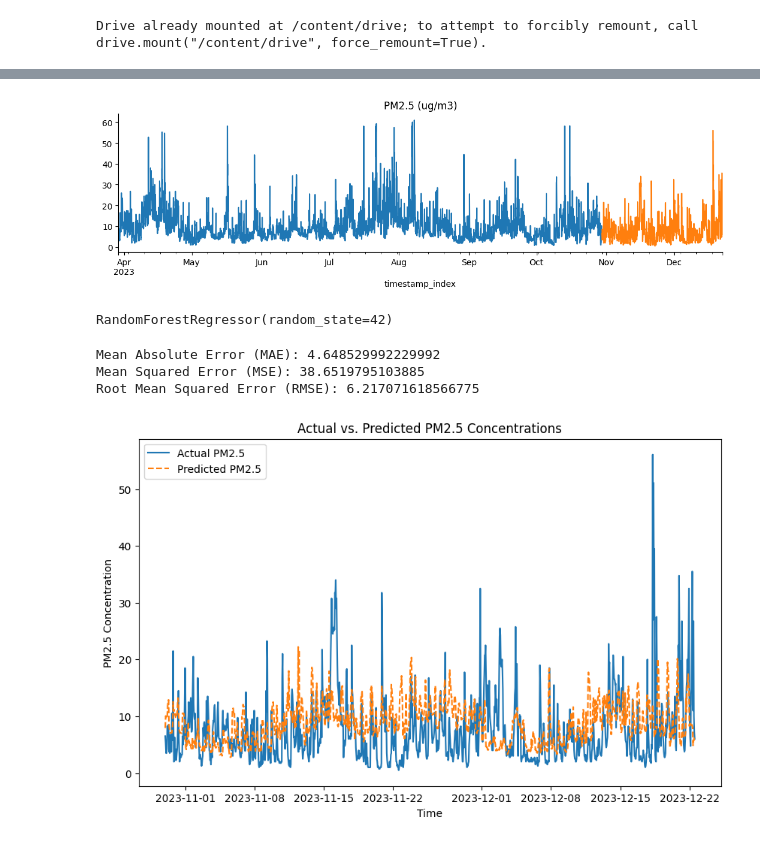
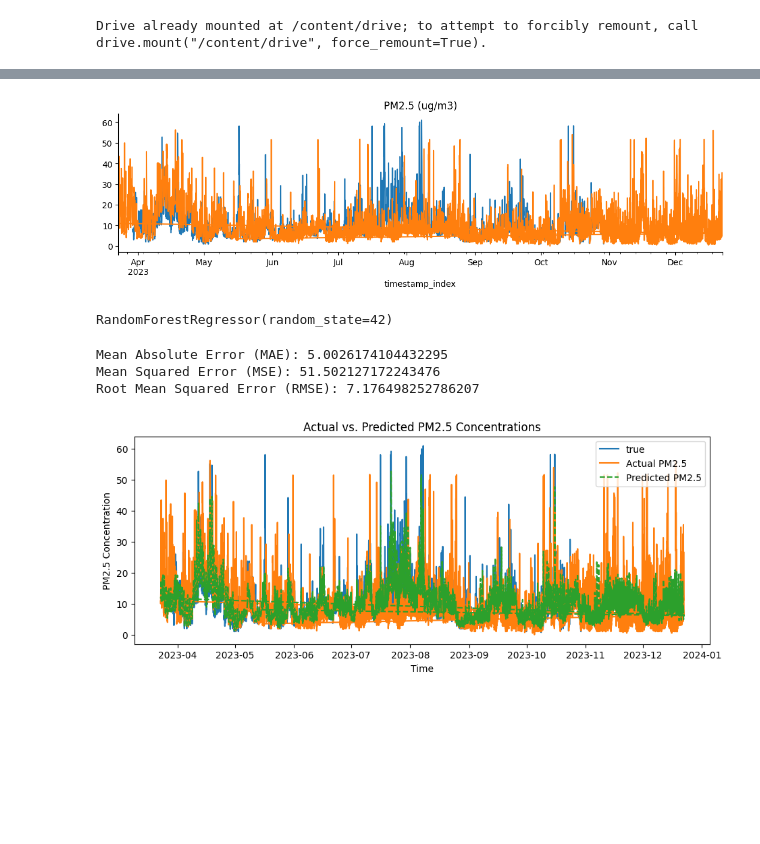
Before and after one commit to IshanBhanuka/FYP-DeepLearningmodel-for-PM2.5, a Jupyter notebook: randomforest.ipynb, the cells around one changed output, grey strips where cells are left out. Cells and saved outputs as stored; diff of their text form; code cells hidden in the pictures; blank space fills up the shorter version.

```diff
--- a/randomforest.ipynb
+++ b/randomforest.ipynb
@@ -11,8 +15,18 @@ import matplotlib.pyplot as plt
 # %%
-data=pd.read_csv('/content/drive/MyDrive/EE405 Undergraduate Project I_Group 11/E18324/Data/new_outliers/Galle.csv',parse_dates=['timestamp_index'],index_col='timestamp_index')
+data1=pd.read_csv('/content/drive/MyDrive/EE405 Undergraduate Project I_Group 11/E18324/Data/new_outliers/Galle.csv',parse_dates=['timestamp_index'],index_col='timestamp_index')
 #data.index = pd.DatetimeIndex(data.index.values, freq='H')
-Length=len(data)
-data = data.drop(['PM1.0 (ug/m3)', 'PM4.0 (ug/m3)', 'PM10.0 (ug/m3)','PM Sensor Status','Device Status'],axis=1)
+Length=len(data1)
+data1 = data1.drop(['PM1.0 (ug/m3)', 'PM4.0 (ug/m3)', 'PM10.0 (ug/m3)','PM Sensor Status','Device Status'],axis=1)
+
+data2 = pd.read_csv('/content/drive/MyDrive/EE405 Undergraduate Project I_Group 11/E18324/Data/new_outliers/Matara.csv',parse_dates=['timestamp_index'],index_col='timestamp_index')
+data2 = data2.drop(['PM1.0 (ug/m3)', 'PM4.0 (ug/m3)', 'PM10.0 (ug/m3)','PM Sensor Status','Device Status'],axis=1)
+
+
+data3 = pd.read_csv('/content/drive/MyDrive/EE405 Undergraduate Project I_Group 11/E18324/Data/new_outliers/Hambanthota.csv',parse_dates=['timestamp_index'],index_col='timestamp_index')
+data3 = data3.drop(['PM1.0 (ug/m3)', 'PM4.0 (ug/m3)', 'PM10.0 (ug/m3)','PM Sensor Status','Device Status'],axis=1)
+
+data_list=[data1,data2,data3]
+data = pd.concat(data_list)
 data
 # %% [output]
 |  | PM2.5 (ug/m3) | Temperature (Celsius) | Relative Humidity (%) | hour | day | dayofweek | ... |
@@ -65,5 +78,5 @@ train_data['PM2.5 (ug/m3)'].plot(kind='line', figsize=(13,3), title='PM2.5 (ug/m
 test_data['PM2.5 (ug/m3)'].plot(kind='line', figsize=(13,3), title='PM2.5 (ug/m3)')
 plt.gca().spines[['top', 'right']].set_visible(False)
 # %% [output]
-[figure, old version]
+[figure, new version]
 # %%
@@ -80,10 +94,11 @@ rf_model.fit(X_train, y_train)
 # %% [output]
 RandomForestRegressor(random_state=42)
 # %%
-from sklearn.metrics import mean_absolute_error, mean_squared_error
+
 
 # Assuming your test data is stored in DataFrame test_data with features and actual PM2.5 values
-X_test = test_data.drop(columns=['PM2.5 (ug/m3)'])  # Features
+#X_test = test_data.drop(columns=['PM2.5 (ug/m3)','Temperature (Celsius)','month','dayofweek','hour','Relative Humidity (%)'])  # Features
+X_test = test_data.drop(columns=['PM2.5 (ug/m3)'])
 y_test = test_data['PM2.5 (ug/m3)']  # Actual PM2.5 values
 
 # Make predictions using the trained model
@@ -99,20 +114,20 @@ print("Mean Absolute Error (MAE):", mae)
 print("Mean Squared Error (MSE):", mse)
 print("Root Mean Squared Error (RMSE):", rmse)
 # %% [output]
-Mean Absolute Error (MAE): 4.648529992229992
-Mean Squared Error (MSE): 38.6519795103885
-Root Mean Squared Error (RMSE): 6.217071618566775
+Mean Absolute Error (MAE): 5.0026174104432295
+Mean Squared Error (MSE): 51.502127172243476
+Root Mean Squared Error (RMSE): 7.176498252786207
 # %%
 pred_df = pd.DataFrame(y_pred, index=y_test.index, columns=['Predicted PM2.5'])
 
 # Plot actual vs. predicted values
-plt.figure(figsize=(10, 6))
+plt.figure(figsize=(11, 4))
 plt.plot(y_test, label='Actual PM2.5')
 plt.plot(pred_df, label='Predicted PM2.5', linestyle='--')
 plt.xlabel('Time')
 plt.ylabel('PM2.5 Concentration')
 plt.title('Actual vs. Predicted PM2.5 Concentrations')
 plt.legend()
 plt.show()
 # %% [output]
-[figure, old version]
+[figure, new version]
```
Also changed, not shown: parts of 5 cells of this notebook.
